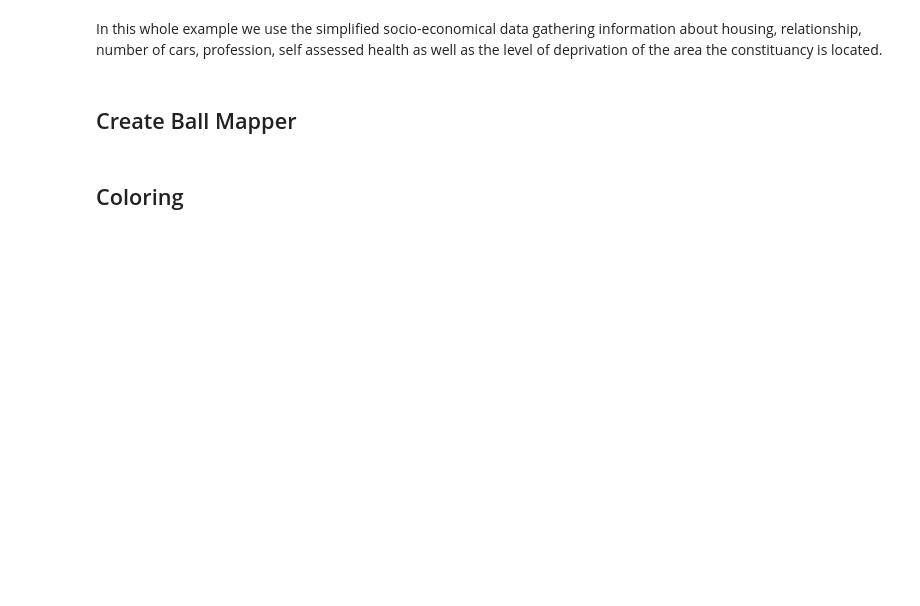
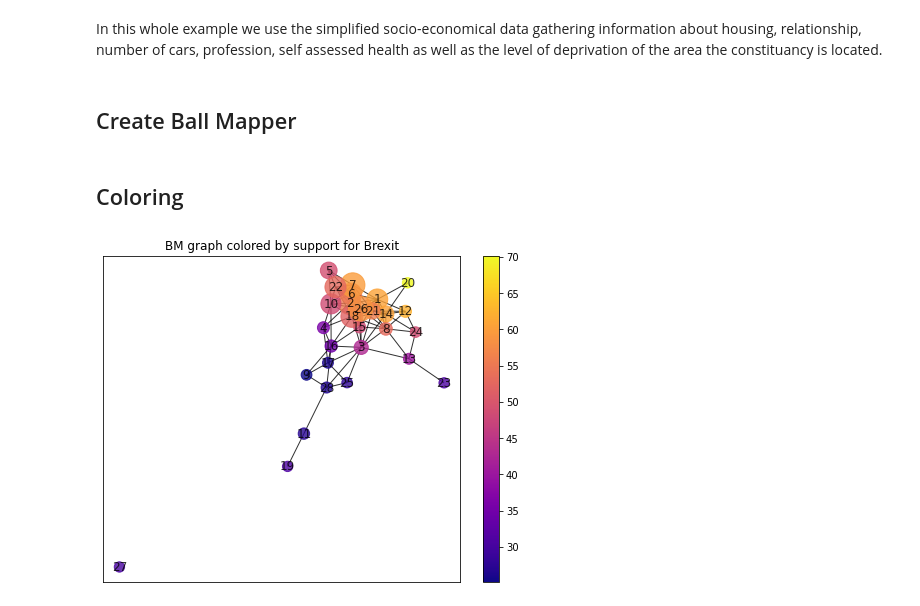
Before and after one commit to dioscuri-tda/pyBallMapper, a Jupyter notebook: example_Brexit.ipynb, the cells around one changed output. Drawn from its saved outputs; the diff is of its cells as text; code cells hidden in the pictures; blank space fills up the shorter version.

```diff
--- a/example_Brexit.ipynb
+++ b/example_Brexit.ipynb
@@ -38,29 +47,28 @@ bm = BallMapper(points = db104.values, # the pointcloud, as a numpy array
 from matplotlib.colors import ListedColormap
 from matplotlib import cm
 
-my_rainbow_palette = cm.get_cmap(name='viridis')
+my_rainbow_palette = cm.get_cmap(name='plasma')
 # %%
 #In this case we color the graph by support for Brexit in 2016 referendum.
 bm.color_by_variable('leaveHanretty', my_rainbow_palette)
 
 plt.figure(figsize= (8,6))
 # plot the graph
 nx.draw_networkx(bm.Graph,
                  pos=nx.spring_layout(bm.Graph, seed=5),
                  node_color = [bm.Graph.nodes[node]['color'] for node in bm.Graph.nodes],
                  node_size =  [bm.Graph.nodes[node]['size rescaled'] for node in bm.Graph.nodes],
-                 font_weight= 'bold',
-                 font_color= 'black',
-                 font_size = 14,
                  alpha=0.8)
 
 # plot a legend
 sm = plt.cm.ScalarMappable(cmap = my_rainbow_palette,
                            norm = plt.Normalize(vmin=bm.min_color_value,
                                                 vmax=bm.max_color_value))
 plt.colorbar(sm)
 plt.title('BM graph colored by support for Brexit')
 plt.show()
+# %% [output]
+[figure, added]
 # %%
 # In this case we color the graph by support for Labour party in 2017 election.
 bm.color_by_variable('lm17', my_rainbow_palette)
```
Also changed, not shown: parts of 7 cells of this notebook, 4 other files.
